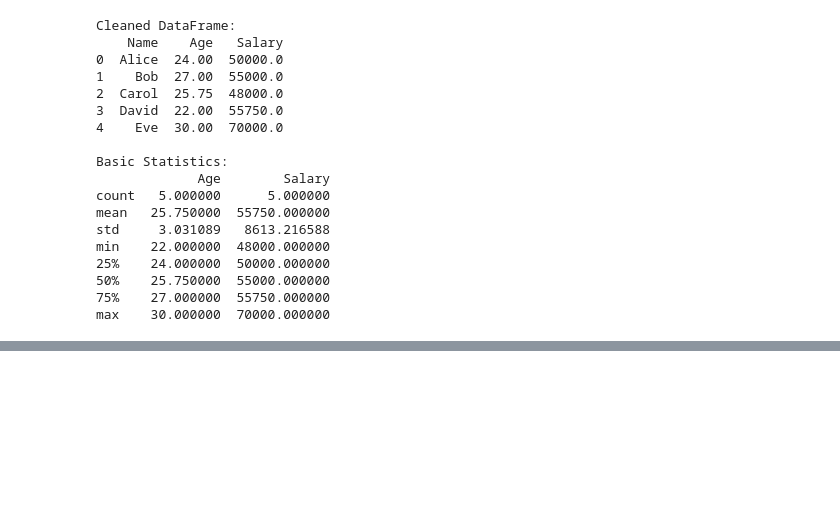
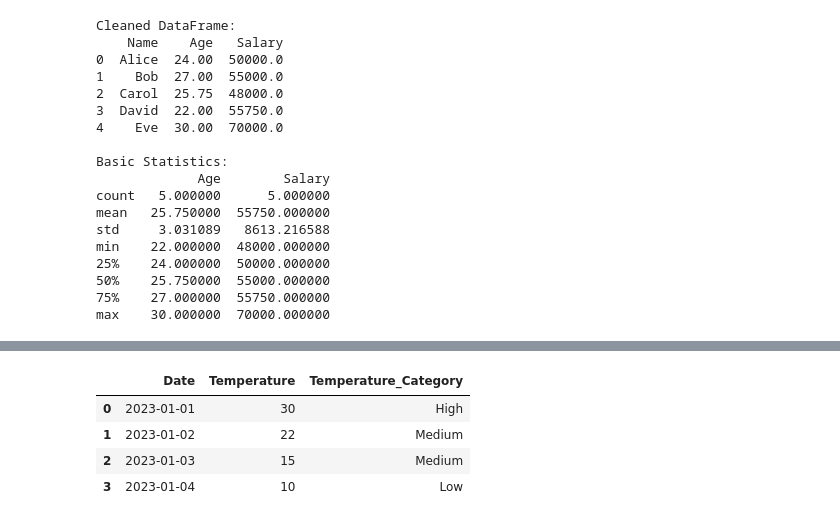
Before and after one commit to sameersami07/Basicmachinelearning, a Jupyter notebook: assignment2.ipynb, the cells around one changed output, grey strips where cells are left out. Saved outputs shown, nothing was run; the diff lists cells and outputs as text; code cells hidden in the pictures; blank space fills up the shorter version.

```diff
--- a/assignment2.ipynb
+++ b/assignment2.ipynb
@@ -182,0 +237,23 @@ max    30.000000  70000.000000
+# %%
+data = {
+    'Date': ['2023-01-01', '2023-01-02', '2023-01-03', '2023-01-04'],
+    'Temperature': [30, 22, 15, 10]
+}
+temp_df = pd.DataFrame(data)
+temp_df['Date'] = pd.to_datetime(temp_df['Date'])
+def categorize_temperature(temp):
+    if temp > 25:
+        return 'High'
+    elif 15 <= temp <= 25:
+        return 'Medium'
+    else:
+        return 'Low'
+
+temp_df['Temperature_Category'] = temp_df['Temperature'].apply(categorize_temperature)
+temp_df
+# %% [output]
+|  | Date | Temperature | Temperature_Category |
+| 0 | 2023-01-01 | 30 | High |
+| 1 | 2023-01-02 | 22 | Medium |
+| 2 | 2023-01-03 | 15 | Medium |
+| 3 | 2023-01-04 | 10 | Low |
```
Also changed, not shown: parts of 3 cells of this notebook.
